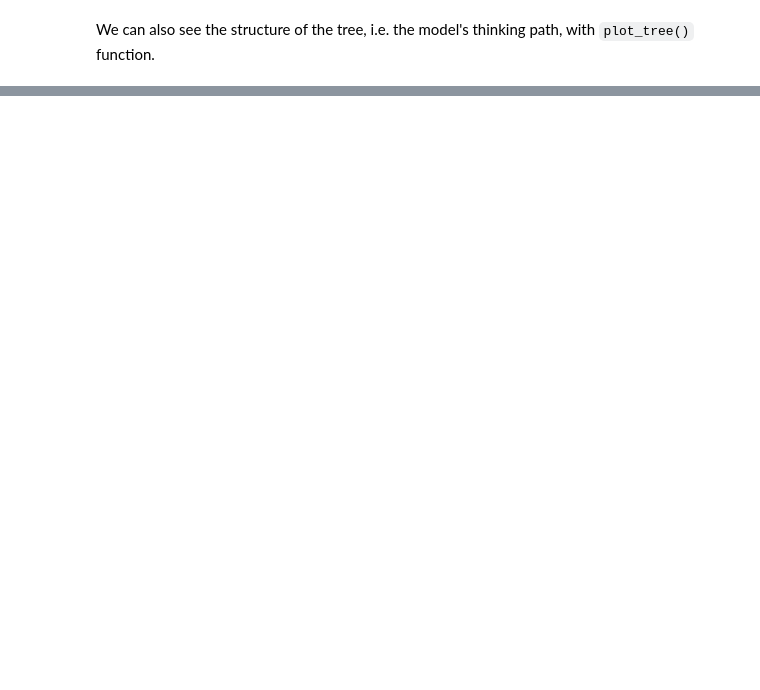
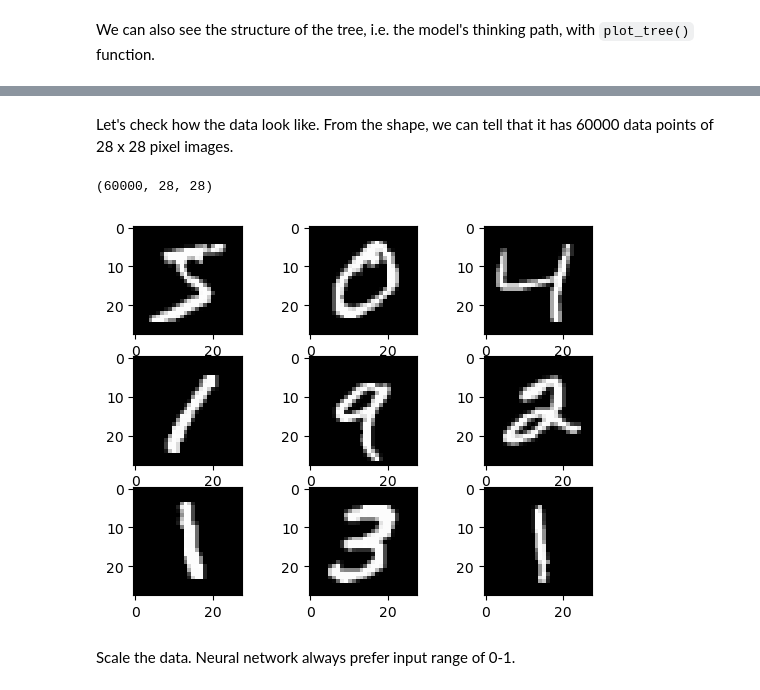
Before and after one commit to ikuehirata/Coding-seminar-2023-IIT-CMI, a Jupyter notebook: Lesson4.ipynb, the cells around one changed output, grey strips where cells are left out. Drawn from its saved outputs; the diff is of its cells as text; code cells hidden in the pictures; blank space fills up the shorter version.

```diff
--- a/Lesson4.ipynb
+++ b/Lesson4.ipynb
@@ -188,0 +385,22 @@ plt.show()
+# %%
+# load tensroflow
+import tensorflow as tf
+
+# load mnist data module
+mnist = tf.keras.datasets.mnist
+
+# load data
+(x_train, y_train), (x_test, y_test) = mnist.load_data()
+# %% [markdown]
+Let's check how the data look like. From the shape, we can tell that it has 60000 data points of 28 x 28 pixel images.
+# %%
+print(x_train.shape)
+for i in range(9):
+    plt.subplot(330 + 1 + i)
+    plt.imshow(x_train[i], cmap=plt.get_cmap('gray'))
+plt.show()
+# %% [output]
+(60000, 28, 28)
+[figure, added]
+# %% [markdown]
+Scale the data. Neural network always prefer input range of 0-1.
```
Also changed, not shown: parts of 40 cells of this notebook, 1 other file.
